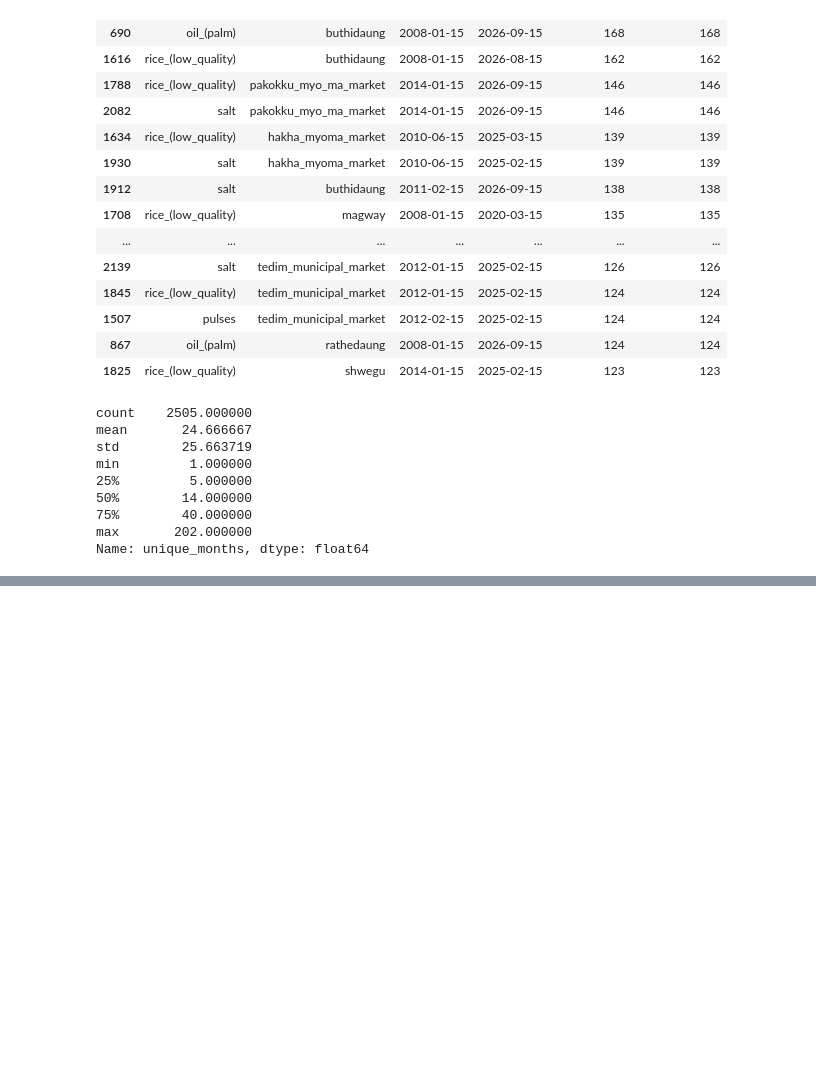
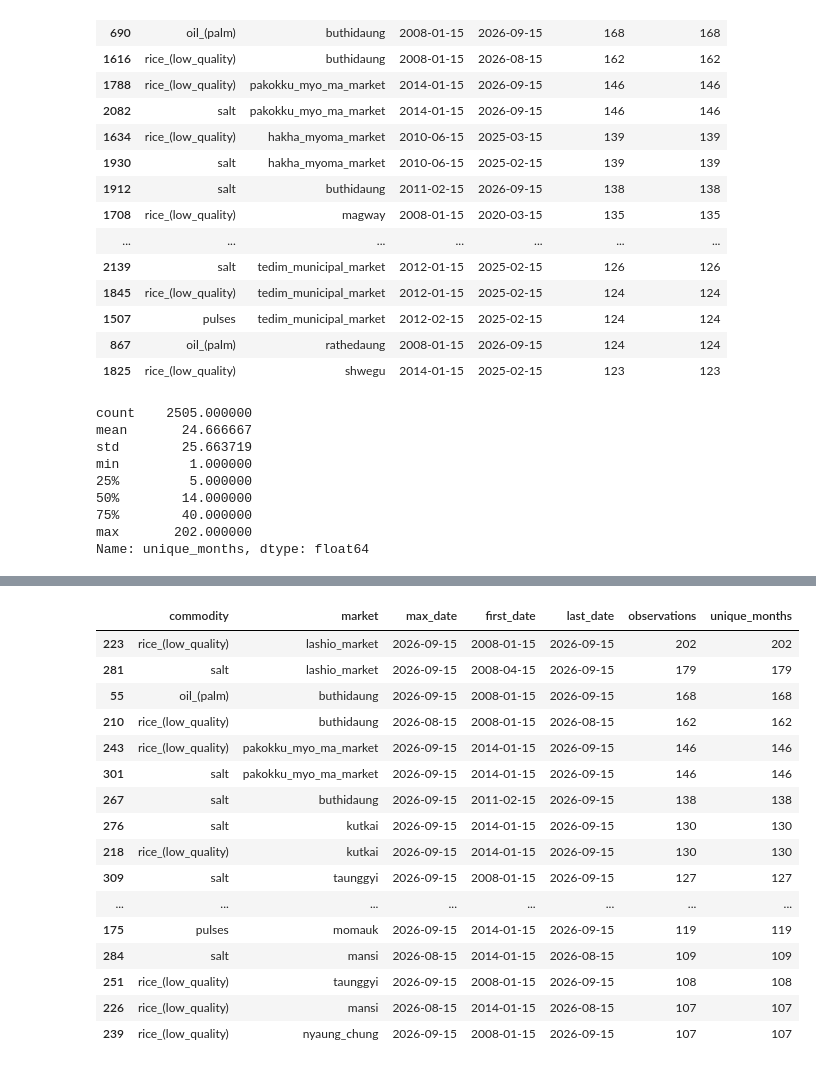
Before and after one commit to Ishigami-suhlaing/Myanmar-Food-Price-Forecasting, a Jupyter notebook: notebooks/exploration.ipynb, the cells around one changed output, grey strips where cells are left out. Saved outputs shown, nothing was run; the diff lists cells and outputs as text; code cells hidden in the pictures; blank space fills up the shorter version.

```diff
--- a/notebooks/exploration.ipynb
+++ b/notebooks/exploration.ipynb
@@ -205,0 +244,12 @@ Name: unique_months, dtype: float64
+# %%
+# Commodity-market pairs whose latest observation is in 2026
+# and that have at least 60 unique months of data
+df_2026_60plus = (
+    pairs_max_date_2026
+    .merge(coverage, on=['commodity', 'market'], how='inner')
+    .query('unique_months >= 36')
+    .sort_values(['commodity', 'market'])
+    .reset_index(drop=True)
+)
+
+display(df_2026_60plus)
@@ -205,0 +282,25 @@ Name: unique_months, dtype: float64
+# %%
+display(
+    df_2026_60plus.sort_values(
+        "unique_months",
+        ascending=False
+    ).head(20)
+)
+# %% [output]
+|  | commodity | market | max_date | first_date | last_date | observations | unique_months |
+| 223 | rice_(low_quality) | lashio_market | 2026-09-15 | 2008-01-15 | 2026-09-15 | 202 | 202 |
+| 281 | salt | lashio_market | 2026-09-15 | 2008-04-15 | 2026-09-15 | 179 | 179 |
+| 55 | oil_(palm) | buthidaung | 2026-09-15 | 2008-01-15 | 2026-09-15 | 168 | 168 |
+| 210 | rice_(low_quality) | buthidaung | 2026-08-15 | 2008-01-15 | 2026-08-15 | 162 | 162 |
+| 243 | rice_(low_quality) | pakokku_myo_ma_market | 2026-09-15 | 2014-01-15 | 2026-09-15 | 146 | 146 |
+| 301 | salt | pakokku_myo_ma_market | 2026-09-15 | 2014-01-15 | 2026-09-15 | 146 | 146 |
+| 267 | salt | buthidaung | 2026-09-15 | 2011-02-15 | 2026-09-15 | 138 | 138 |
+| 276 | salt | kutkai | 2026-09-15 | 2014-01-15 | 2026-09-15 | 130 | 130 |
+| 218 | rice_(low_quality) | kutkai | 2026-09-15 | 2014-01-15 | 2026-09-15 | 130 | 130 |
+| 309 | salt | taunggyi | 2026-09-15 | 2008-01-15 | 2026-09-15 | 127 | 127 |
+| ... | ... | ... | ... | ... | ... | ... | ... |
+| 175 | pulses | momauk | 2026-09-15 | 2014-01-15 | 2026-09-15 | 119 | 119 |
+| 284 | salt | mansi | 2026-08-15 | 2014-01-15 | 2026-08-15 | 109 | 109 |
+| 251 | rice_(low_quality) | taunggyi | 2026-09-15 | 2008-01-15 | 2026-09-15 | 108 | 108 |
+| 226 | rice_(low_quality) | mansi | 2026-08-15 | 2014-01-15 | 2026-08-15 | 107 | 107 |
+| 239 | rice_(low_quality) | nyaung_chung | 2026-09-15 | 2008-01-15 | 2026-09-15 | 107 | 107 |
```
Also changed, not shown: parts of 7 cells of this notebook, 4 other files.
